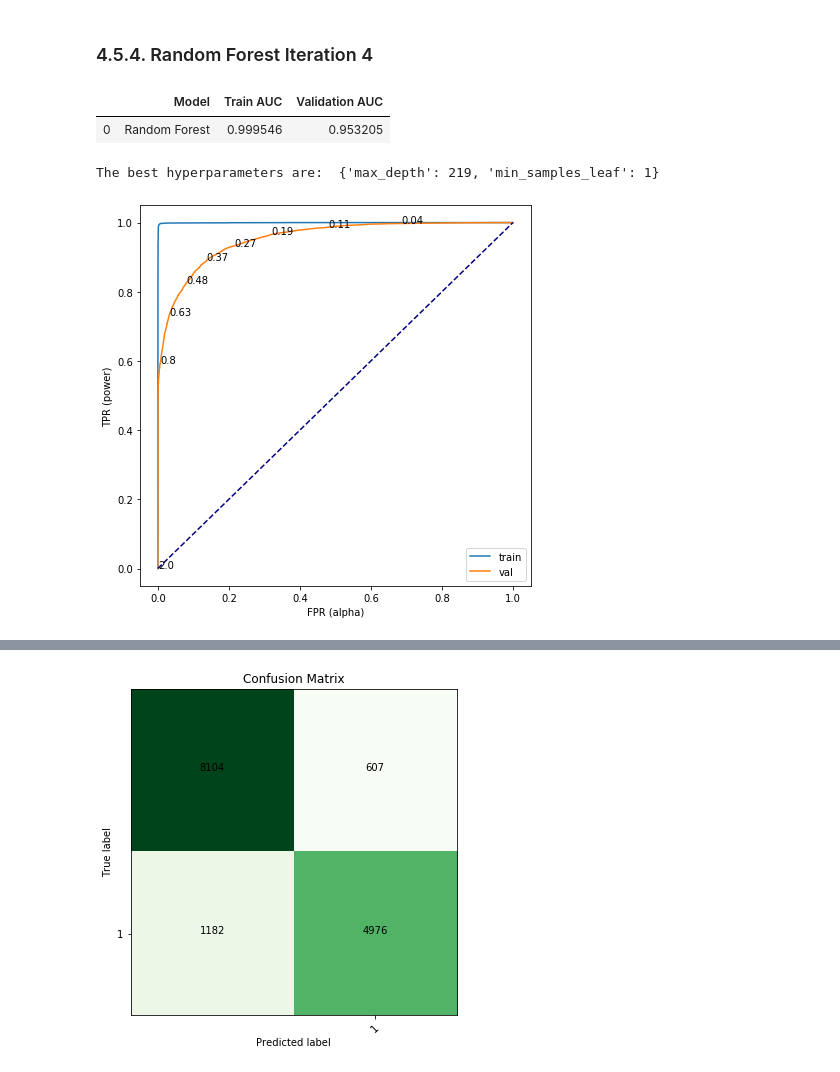
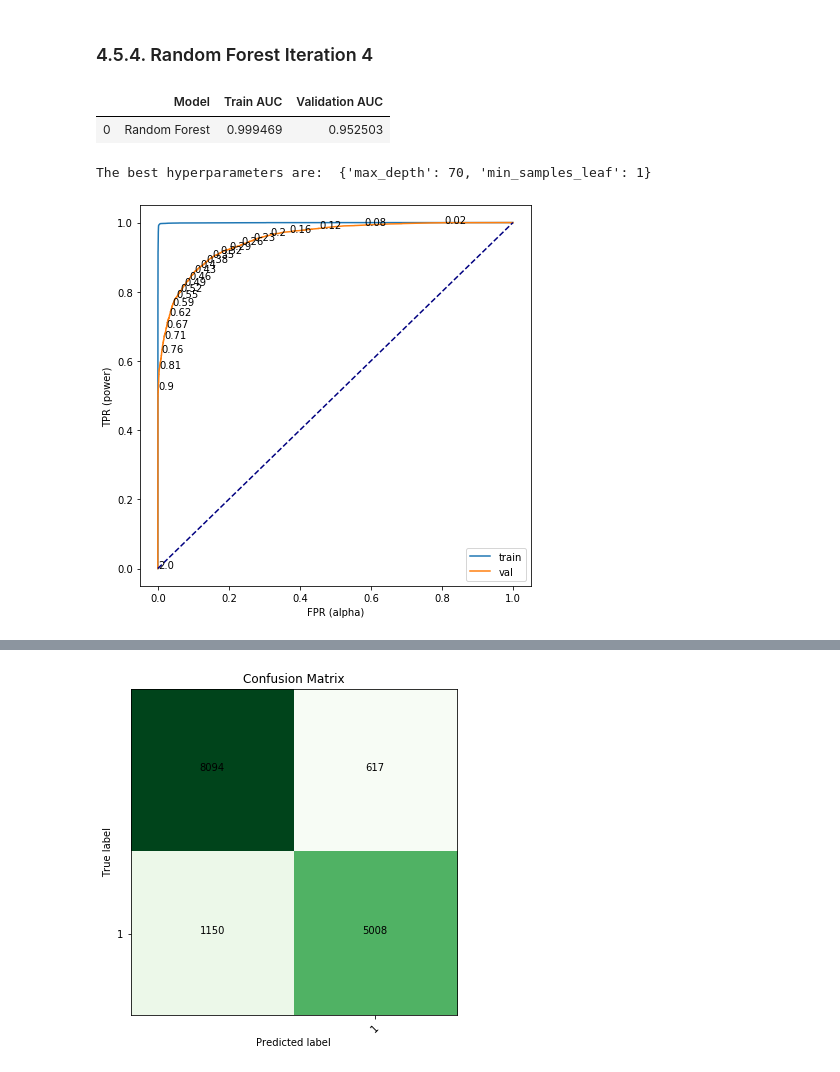
Before and after one commit to ravimalde/hotel_cancellation_analysis, a Jupyter notebook: index2.ipynb, the cells around one changed output, grey strips where cells are left out. Cells and saved outputs as stored; diff of their text form; code cells hidden in the pictures.

```diff
--- a/index2.ipynb
+++ b/index2.ipynb
@@ -604,14 +590,14 @@ random_forest3.opt_plots()
 # %% [markdown]
 ### 4.5.4. Random Forest Iteration 4
 # %%
-param_grid = {'max_depth':range(200,220,1), 'min_samples_leaf':range(1,3,1)}
+param_grid = {'max_depth':range(60,81,1), 'min_samples_leaf':range(1,3,1)}
 random_forest4 = Classification("Random Forest", X_train, X_val, y_train, y_val)
 random_forest4.get_scores(param_grid, skf)
 # %% [output]
 |  | Model | Train AUC | Validation AUC |
-| 0 | Random Forest | 0.999546 | 0.953205 |
+| 0 | Random Forest | 0.999469 | 0.952503 |
-The best hyperparameters are:  {'max_depth': 219, 'min_samples_leaf': 1}
+The best hyperparameters are:  {'max_depth': 70, 'min_samples_leaf': 1}
-[figure, old version]
+[figure, new version]
 # %%
 random_forest4.opt_plots()
 # %% [output]
```
Also changed, not shown: parts of 51 cells of this notebook.
